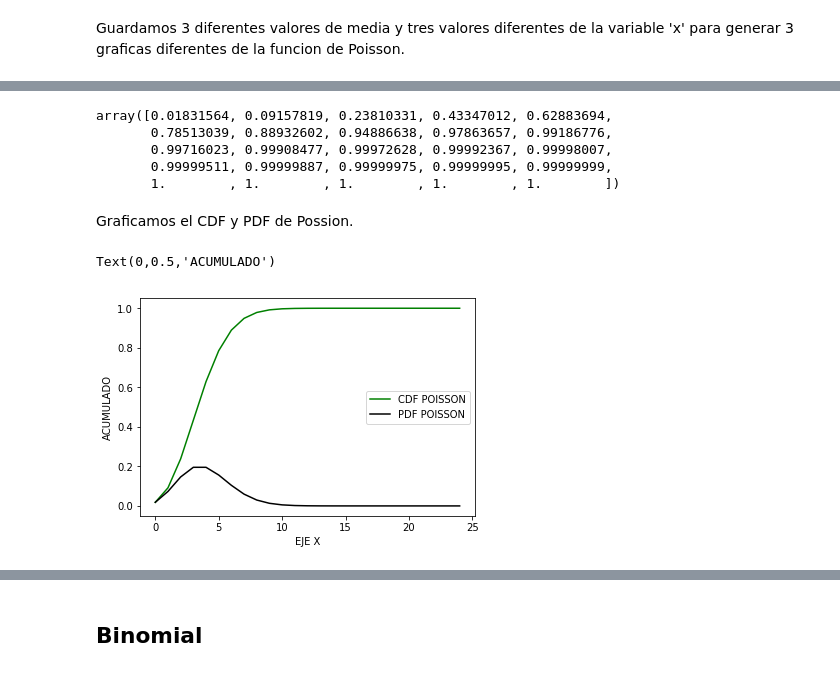
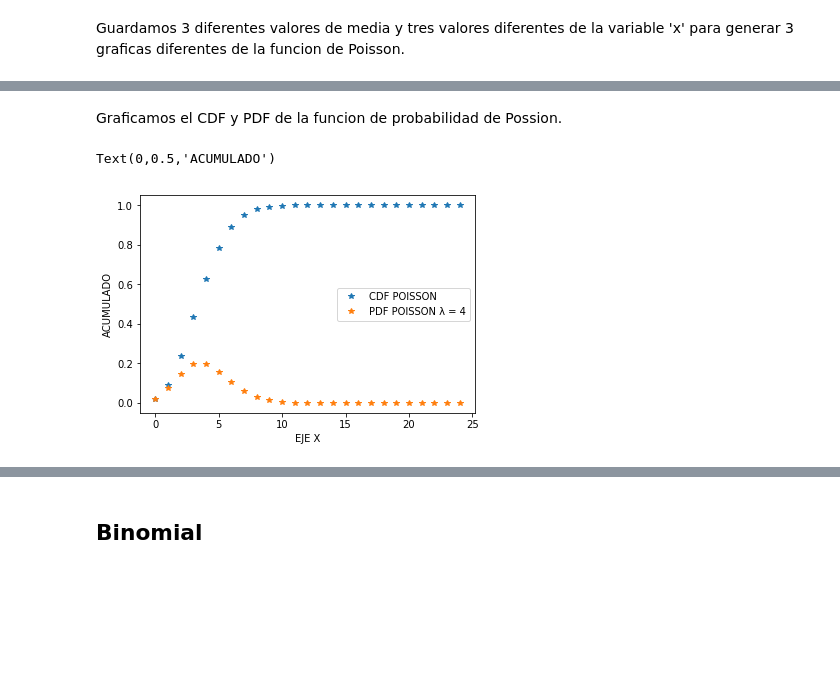
Before and after one commit to LuisEduardoCantero/Statistical_in_Cosmology, a Jupyter notebook: Ago/ejercicios/Ejercicio_con_distribuciones.ipynb, the cells around one changed output, grey strips where cells are left out. Saved outputs shown, nothing was run; the diff lists cells and outputs as text; code cells hidden in the pictures; blank space fills up the shorter version.

Commit message:
SE MODIFICO EL ARCHIVO DE FUNCIONES DE PROBABILIDAD, AUN NO ESTA COMPLETO.

```diff
--- a/Ago/ejercicios/Ejercicio_con_distribuciones.ipynb
+++ b/Ago/ejercicios/Ejercicio_con_distribuciones.ipynb
@@ -34,5 +37,4 @@ y3 = np.empty(xf3)
 # %%
-i = 0
-for i in range(xf):
+for i in range(0, xf):
     a1[i] = math.exp(-mu1)*math.pow(mu1,x[i])/math.factorial(x[i])
 # %%
@@ -53,19 +44,11 @@ array([1.83156389e-02, 7.32625556e-02, 1.46525111e-01, 1.95366815e-01,
-# %%
-y1
-# %% [output]
-array([0.01831564, 0.09157819, 0.23810331, 0.43347012, 0.62883694,
-       0.78513039, 0.88932602, 0.94886638, 0.97863657, 0.99186776,
-       0.99716023, 0.99908477, 0.99972628, 0.99992367, 0.99998007,
-       0.99999511, 0.99999887, 0.99999975, 0.99999995, 0.99999999,
-       1.        , 1.        , 1.        , 1.        , 1.        ])
 # %% [markdown]
-Graficamos el CDF y PDF de Possion.
+Graficamos el CDF y PDF de la funcion de probabilidad de Possion.
 # %%
-plt.plot(x,y1, 'green', label="CDF POISSON")
-plt.plot(x,a1, 'black', label="PDF POISSON")
+plt.plot(x,y1, "*", label="CDF POISSON")
+plt.plot(x,a1, "*", label="PDF POISSON λ = 4")
 plt.legend()
 plt.xlabel("EJE X")
 plt.ylabel("ACUMULADO")
 # %% [output]
 Text(0,0.5,'ACUMULADO')
-[figure, old version]
+[figure, new version]
```
Also changed, not shown: parts of 67 cells of this notebook.
